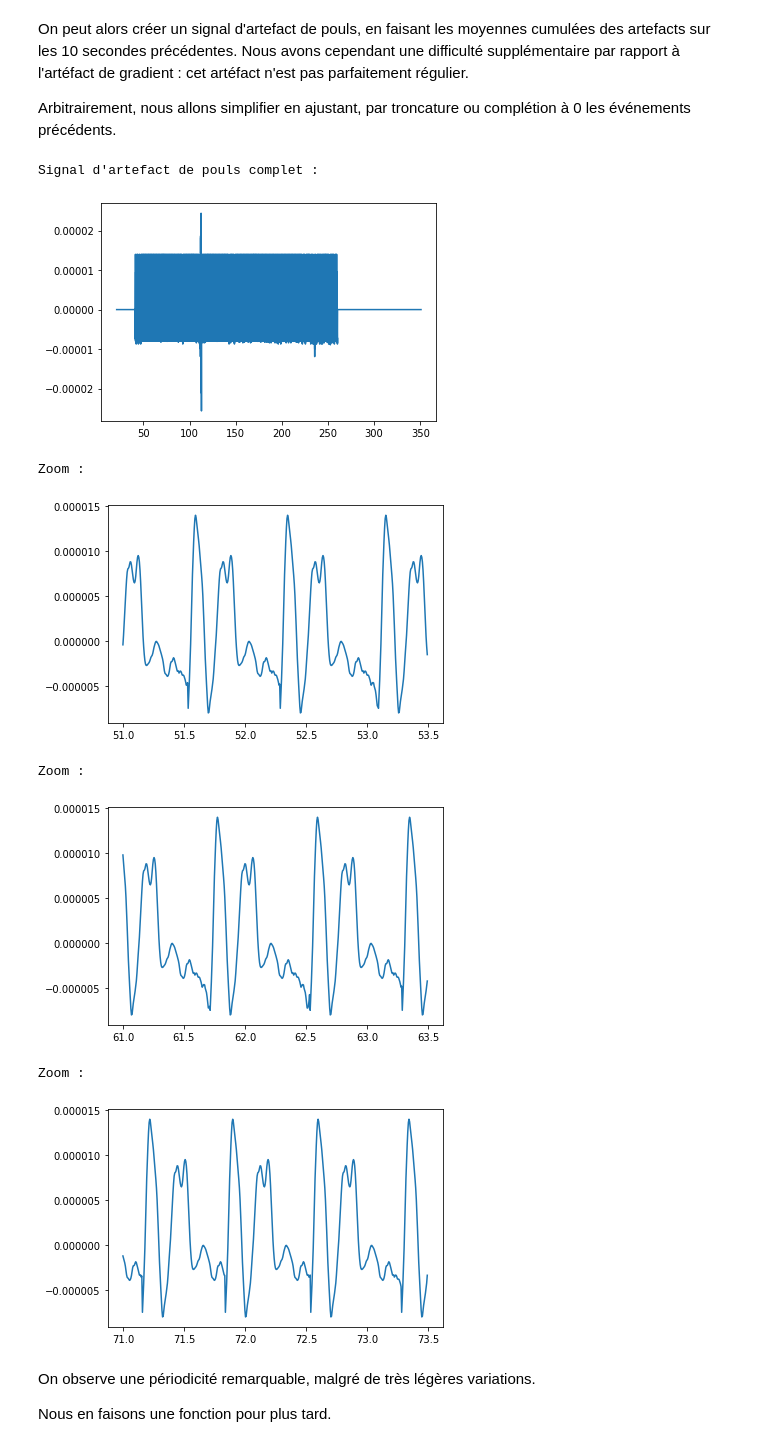
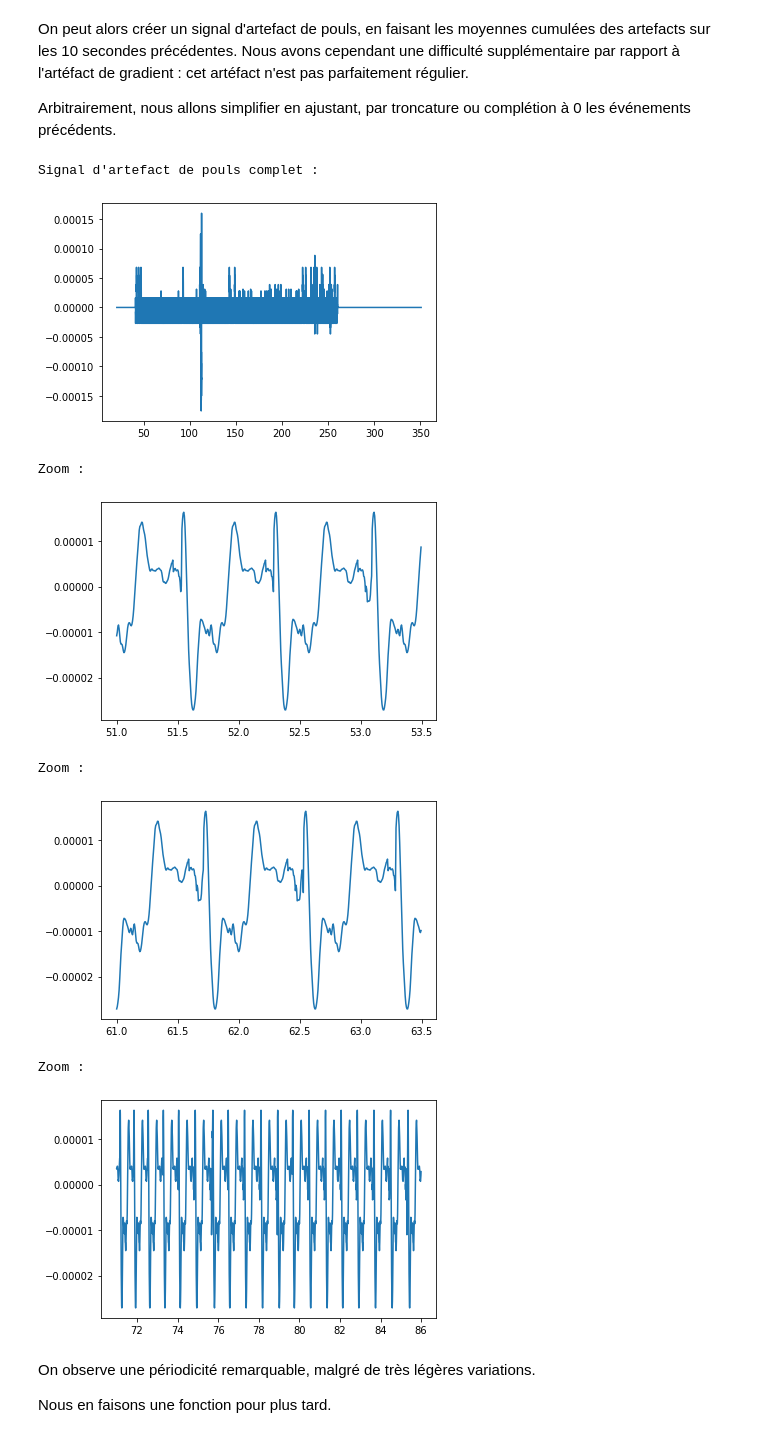
Before and after one commit to MaximeCaute/TraitementSignauxEEG, a Jupyter notebook: Notebooks/PreTraitementDonnees.ipynb, the cells around one changed output. Cells and saved outputs as stored; diff of their text form; code cells hidden in the pictures.

```diff
--- a/Notebooks/PreTraitementDonnees.ipynb
+++ b/Notebooks/PreTraitementDonnees.ipynb
@@ -695,7 +696,7 @@ index_markers = [int(undersampled_eeg_frequency*t) for t in pulse_artifact_marke
 
 comparison_max_delay = 10*frequency #s * Hz
 markers = index_markers
-full_signal = low_passed_eeg_signal
+full_signal = ep1_v3_pp_data
 
 averaged_signal = np.zeros((len(full_signal,)))
 
@@ -711,38 +712,38 @@ for (start_index,end_index) in relevant_intervals:
 
     average_interval_size = end_index - start_index
     average_interval = average([full_signal[i:j] for (i,j) in averaging_intervals], average_interval_size)
     averaged_signal[start_index:end_index] = average_interval
 
 
 
 averaged_pa_signal = averaged_signal
 print("Signal d'artefact de pouls complet :")
 plt.plot(undersampled_eeg_time, averaged_pa_signal)
 plt.show()
 s=6000
 size = 500
 print("Zoom :")
 plt.plot(undersampled_eeg_time[s:s+size], averaged_pa_signal[s:s+size])
 plt.show()
 s=8000
 size = 500
 print("Zoom :")
 plt.plot(undersampled_eeg_time[s:s+size], averaged_pa_signal[s:s+size])
 plt.show()
 s=10000
-size = 500
+size = 3000
 print("Zoom :")
 plt.plot(undersampled_eeg_time[s:s+size], averaged_pa_signal[s:s+size])
 plt.show()
 # %% [output]
 Signal d'artefact de pouls complet :
-[figure, old version]
+[figure, new version]
 Zoom :
-[figure, old version]
+[figure, new version]
 Zoom :
-[figure, old version]
+[figure, new version]
 Zoom :
-[figure, old version]
+[figure, new version]
 # %% [markdown]
 On observe une périodicité remarquable, malgré de très légères variations.
 
```
Also changed, not shown: parts of 3 cells of this notebook.
